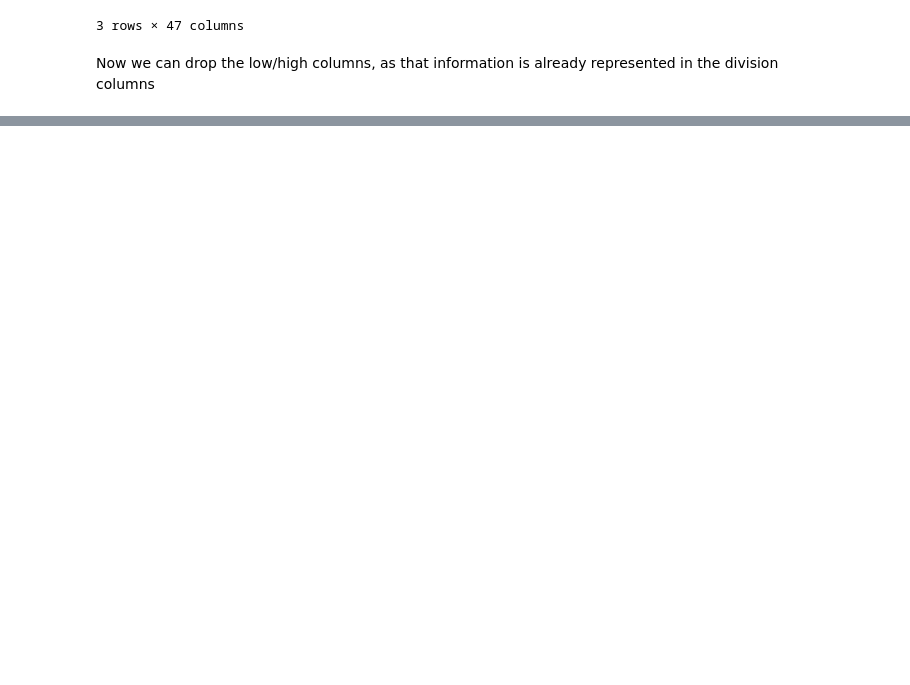
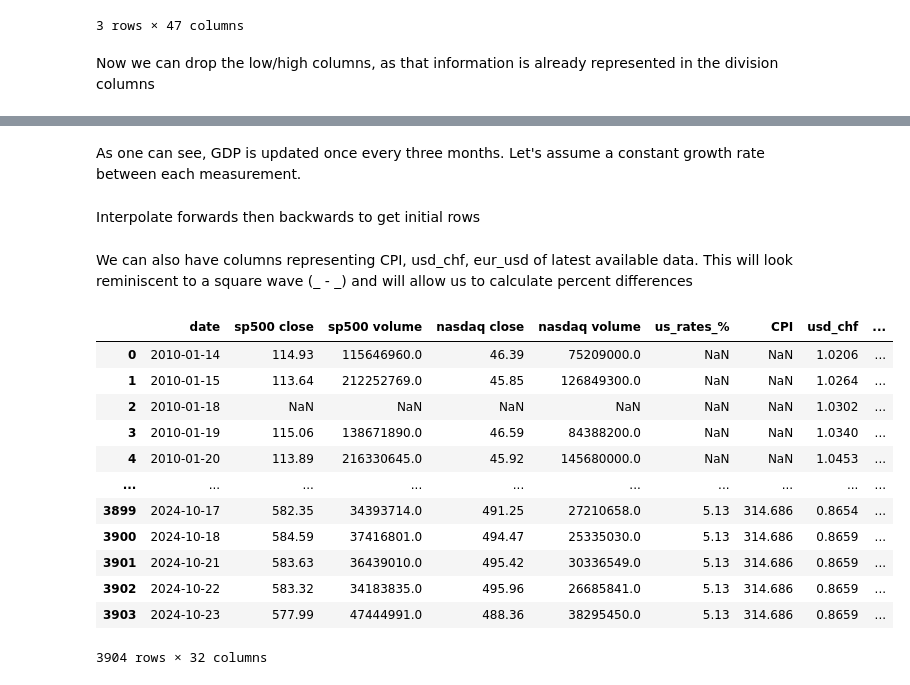
Before and after one commit to kklimov1/PriceRegressionPredictor, a Jupyter notebook: goldPriceAnalysis.ipynb, the cells around one changed output, grey strips where cells are left out. Drawn from its saved outputs; the diff is of its cells as text; code cells hidden in the pictures; blank space fills up the shorter version.

```diff
--- a/goldPriceAnalysis.ipynb
+++ b/goldPriceAnalysis.ipynb
@@ -95,0 +149,2 @@ print(matches)
+# %% [markdown]
+As one can see, GDP is updated once every three months. Let's assume a constant growth rate between each measurement.
@@ -95,0 +155,2 @@ print(matches)
+# %% [markdown]
+Interpolate forwards then backwards to get initial rows
@@ -95,0 +161,18 @@ print(matches)
+# %% [markdown]
+We can also have columns representing CPI, usd_chf, eur_usd of latest available data. This will look reminiscent to a square wave (_ - _) and will allow us to calculate percent differences
+# %%
+df
+# %% [output]
+|  | date | sp500 close | sp500 volume | nasdaq close | nasdaq volume | us_rates_% | CPI | usd_chf | ... |
+| 0 | 2010-01-14 | 114.93 | 115646960.0 | 46.39 | 75209000.0 | NaN | NaN | 1.0206 | ... |
+| 1 | 2010-01-15 | 113.64 | 212252769.0 | 45.85 | 126849300.0 | NaN | NaN | 1.0264 | ... |
+| 2 | 2010-01-18 | NaN | NaN | NaN | NaN | NaN | NaN | 1.0302 | ... |
+| 3 | 2010-01-19 | 115.06 | 138671890.0 | 46.59 | 84388200.0 | NaN | NaN | 1.0340 | ... |
+| 4 | 2010-01-20 | 113.89 | 216330645.0 | 45.92 | 145680000.0 | NaN | NaN | 1.0453 | ... |
+| ... | ... | ... | ... | ... | ... | ... | ... | ... | ... |
+| 3899 | 2024-10-17 | 582.35 | 34393714.0 | 491.25 | 27210658.0 | 5.13 | 314.686 | 0.8654 | ... |
+| 3900 | 2024-10-18 | 584.59 | 37416801.0 | 494.47 | 25335030.0 | 5.13 | 314.686 | 0.8659 | ... |
+| 3901 | 2024-10-21 | 583.63 | 36439010.0 | 495.42 | 30336549.0 | 5.13 | 314.686 | 0.8659 | ... |
+| 3902 | 2024-10-22 | 583.32 | 34183835.0 | 495.96 | 26685841.0 | 5.13 | 314.686 | 0.8659 | ... |
+| 3903 | 2024-10-23 | 577.99 | 47444991.0 | 488.36 | 38295450.0 | 5.13 | 314.686 | 0.8659 | ... |
+3904 rows × 32 columns
```
Also changed, not shown: parts of 23 cells of this notebook.
